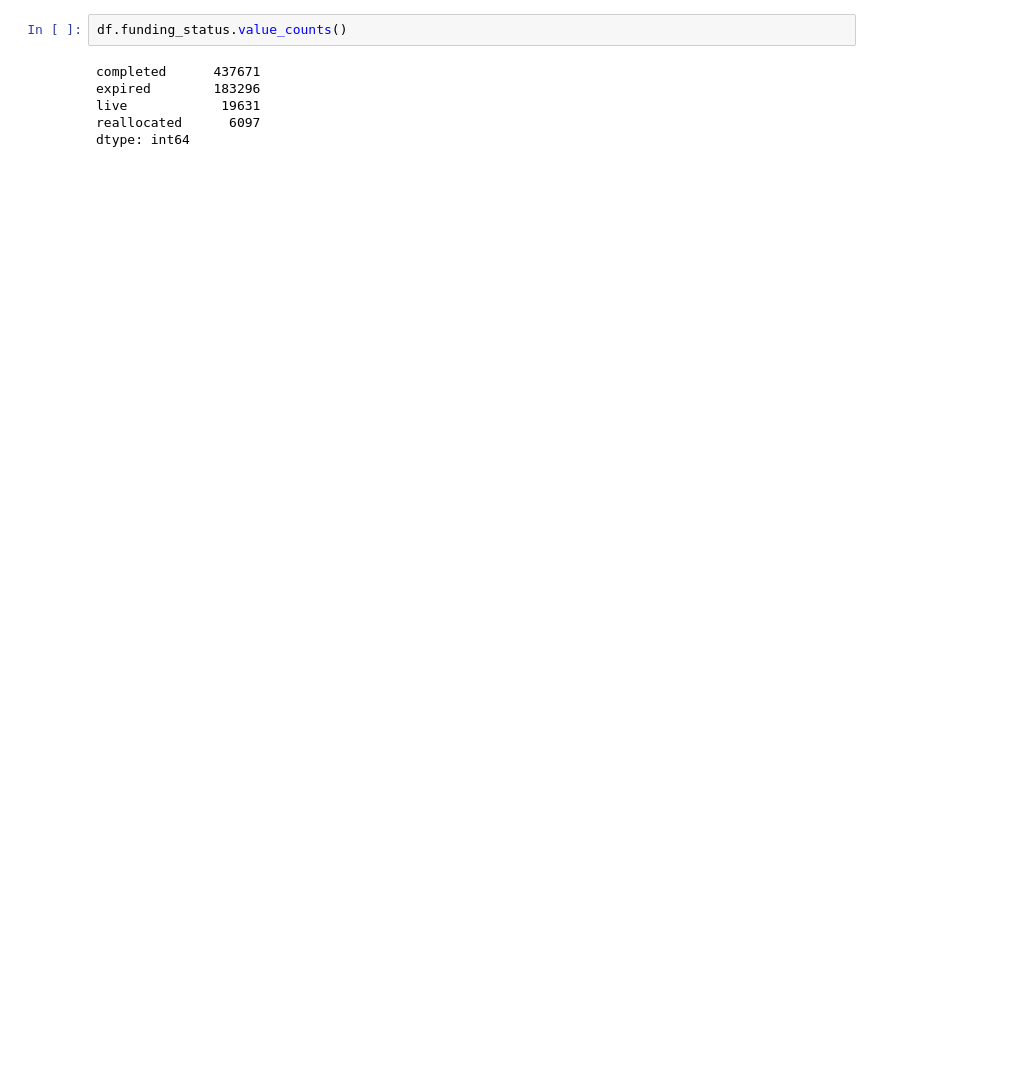
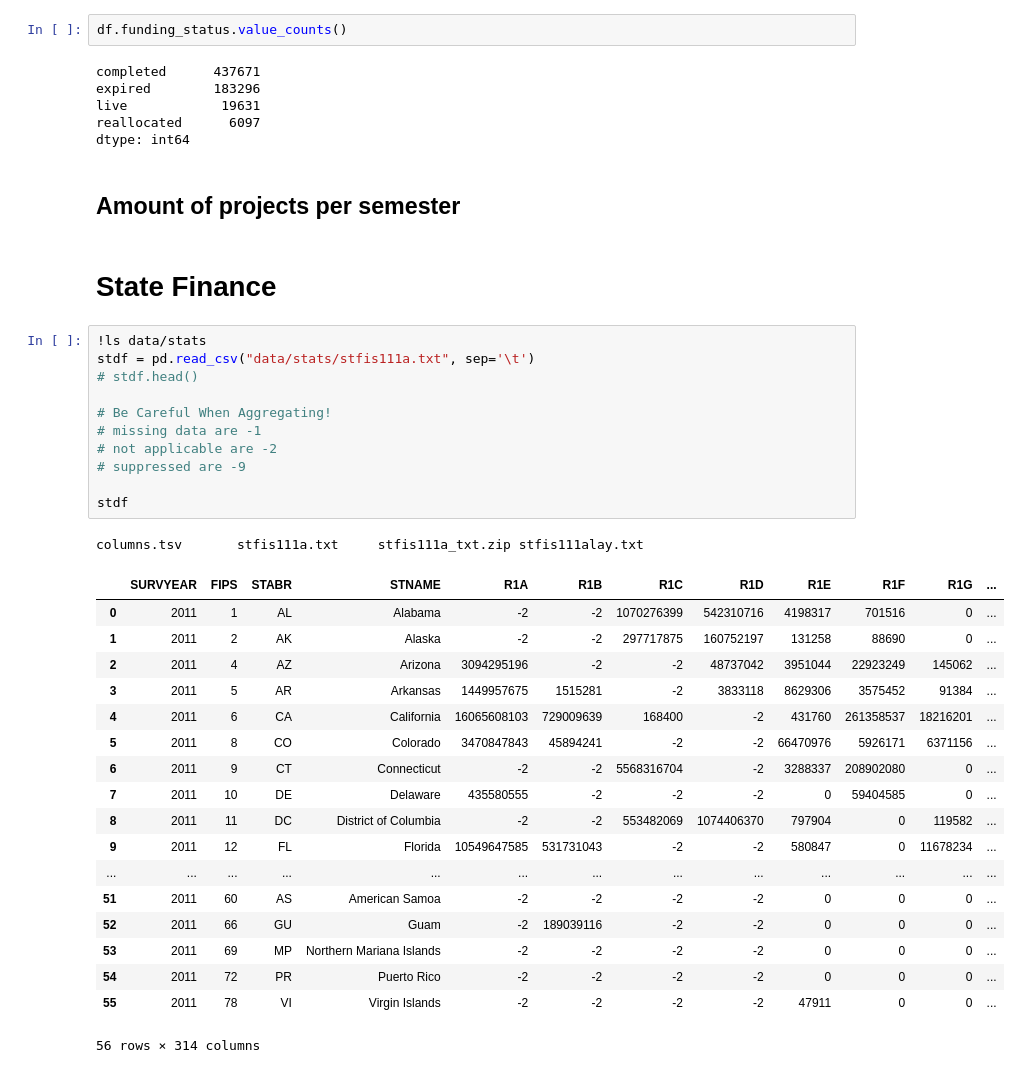
Before and after one commit to abshinn/mind-the-gap, a Jupyter notebook: lookerEDA.ipynb, the cells around one changed output. Cells and saved outputs as stored; diff of their text form; blank space fills up the shorter version.

```diff
--- a/lookerEDA.ipynb
+++ b/lookerEDA.ipynb
@@ -188,3 +216,38 @@ expired        183296
 live            19631
 reallocated      6097
 dtype: int64
+# %% [markdown]
+## Amount of projects per semester
+# %% [markdown]
+# State Finance
+# %%
+!ls data/stats
+stdf = pd.read_csv("data/stats/stfis111a.txt", sep='\t')
+# stdf.head()
+
+# Be Careful When Aggregating!
+# missing data are -1
+# not applicable are -2
+# suppressed are -9
+
+stdf
+# %% [output]
+columns.tsv       stfis111a.txt     stfis111a_txt.zip stfis111alay.txt
+|  | SURVYEAR | FIPS | STABR | STNAME | R1A | R1B | R1C | R1D | R1E | R1F | R1G | ... |
+| 0 | 2011 | 1 | AL | Alabama | -2 | -2 | 1070276399 | 542310716 | 4198317 | 701516 | 0 | ... |
+| 1 | 2011 | 2 | AK | Alaska | -2 | -2 | 297717875 | 160752197 | 131258 | 88690 | 0 | ... |
+| 2 | 2011 | 4 | AZ | Arizona | 3094295196 | -2 | -2 | 48737042 | 3951044 | 22923249 | 145062 | ... |
+| 3 | 2011 | 5 | AR | Arkansas | 1449957675 | 1515281 | -2 | 3833118 | 8629306 | 3575452 | 91384 | ... |
+| 4 | 2011 | 6 | CA | California | 16065608103 | 729009639 | 168400 | -2 | 431760 | 261358537 | 18216201 | ... |
+| 5 | 2011 | 8 | CO | Colorado | 3470847843 | 45894241 | -2 | -2 | 66470976 | 5926171 | 6371156 | ... |
+| 6 | 2011 | 9 | CT | Connecticut | -2 | -2 | 5568316704 | -2 | 3288337 | 208902080 | 0 | ... |
+| 7 | 2011 | 10 | DE | Delaware | 435580555 | -2 | -2 | -2 | 0 | 59404585 | 0 | ... |
+| 8 | 2011 | 11 | DC | District of Columbia | -2 | -2 | 553482069 | 1074406370 | 797904 | 0 | 119582 | ... |
+| 9 | 2011 | 12 | FL | Florida | 10549647585 | 531731043 | -2 | -2 | 580847 | 0 | 11678234 | ... |
+| ... | ... | ... | ... | ... | ... | ... | ... | ... | ... | ... | ... | ... |
+| 51 | 2011 | 60 | AS | American Samoa | -2 | -2 | -2 | -2 | 0 | 0 | 0 | ... |
+| 52 | 2011 | 66 | GU | Guam | -2 | 189039116 | -2 | -2 | 0 | 0 | 0 | ... |
+| 53 | 2011 | 69 | MP | Northern Mariana Islands | -2 | -2 | -2 | -2 | 0 | 0 | 0 | ... |
+| 54 | 2011 | 72 | PR | Puerto Rico | -2 | -2 | -2 | -2 | 0 | 0 | 0 | ... |
+| 55 | 2011 | 78 | VI | Virgin Islands | -2 | -2 | -2 | -2 | 47911 | 0 | 0 | ... |
+56 rows × 314 columns
```
Also changed, not shown: parts of 24 cells of this notebook, 1 other file.
